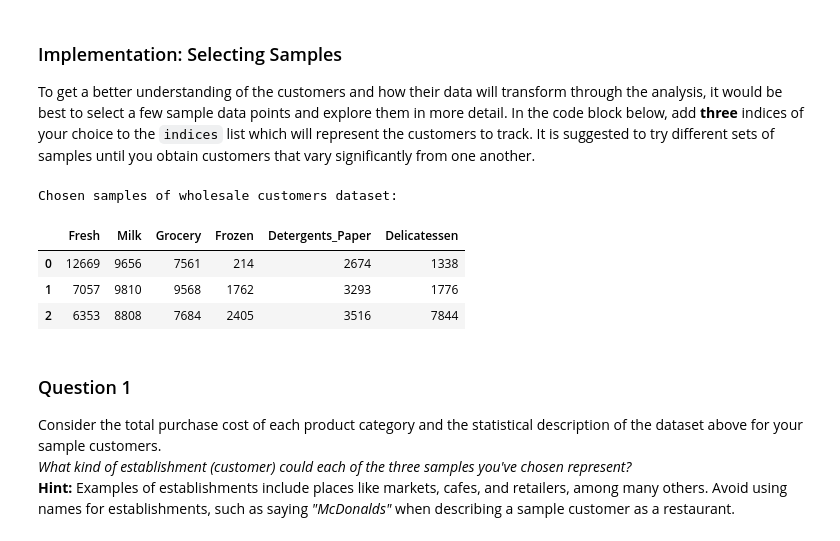
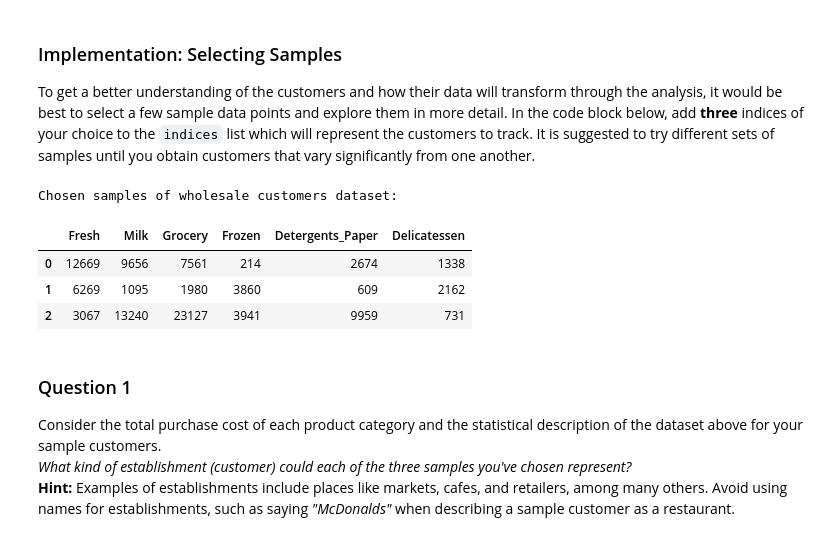
Before and after one commit to vincentLiangBerkeley/ml_learning, a Jupyter notebook: creating_customer_segments/customer_segments.ipynb, the cells around one changed output. Drawn from its saved outputs; the diff is of its cells as text; code cells hidden in the pictures.

```diff
--- a/creating_customer_segments/customer_segments.ipynb
+++ b/creating_customer_segments/customer_segments.ipynb
@@ -58,18 +58,18 @@ display(data.describe())
 To get a better understanding of the customers and how their data will transform through the analysis, it would be best to select a few sample data points and explore them in more detail. In the code block below, add **three** indices of your choice to the `indices` list which will represent the customers to track. It is suggested to try different sets of samples until you obtain customers that vary significantly from one another.
 # %%
 # TODO: Select three indices of your choice you wish to sample from the dataset
-indices = [0,1,2]
+indices = [0,50,200]
 
 # Create a DataFrame of the chosen samples
 samples = pd.DataFrame(data.loc[indices], columns = data.keys()).reset_index(drop = True)
 print "Chosen samples of wholesale customers dataset:"
 display(samples)
 # %% [output]
 Chosen samples of wholesale customers dataset:
 |  | Fresh | Milk | Grocery | Frozen | Detergents_Paper | Delicatessen |
 | 0 | 12669 | 9656 | 7561 | 214 | 2674 | 1338 |
-| 1 | 7057 | 9810 | 9568 | 1762 | 3293 | 1776 |
-| 2 | 6353 | 8808 | 7684 | 2405 | 3516 | 7844 |
+| 1 | 6269 | 1095 | 1980 | 3860 | 609 | 2162 |
+| 2 | 3067 | 13240 | 23127 | 3941 | 9959 | 731 |
 # %% [markdown]
 ### Question 1
 Consider the total purchase cost of each product category and the statistical description of the dataset above for your sample customers.
```
Also changed, not shown: parts of 17 cells of this notebook, 1 other file.
